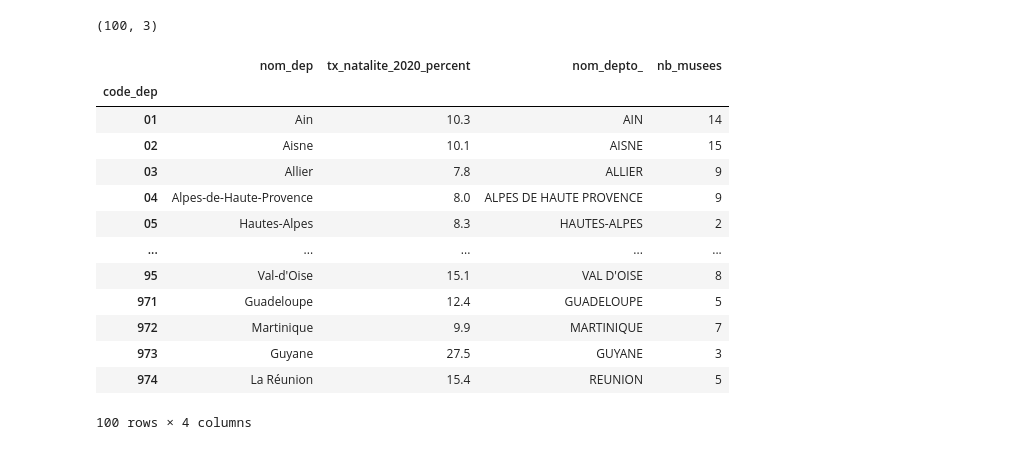
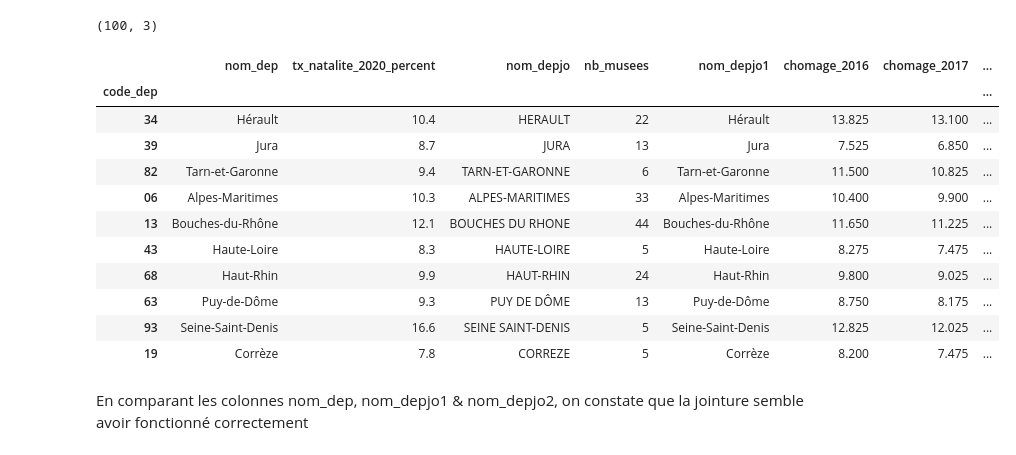
Before and after one commit to victor-kerros/tokenisation-immo, a Jupyter notebook: exploration_autres_data.ipynb, the cells around one changed output. Drawn from its saved outputs; the diff is of its cells as text; code cells hidden in the pictures.

```diff
--- a/exploration_autres_data.ipynb
+++ b/exploration_autres_data.ipynb
@@ -552,19 +552,23 @@ display(vacants_new.shape)
 100 rows × 3 columns
 (100, 3)
 # %%
-df_natalite.set_index("code_dep").join(df_musees.set_index("code_dep"), how = "inner", rsuffix = "to_")
+df_commun = (df_natalite.set_index("code_dep")
+            .join(df_musees.set_index("code_dep"), how = "inner", rsuffix = "jo")
+            .join(chomage_final.set_index("code_dep"), how = "inner", rsuffix = "jo1")
+            .join(vacants_new.set_index("code_dep"), how = "inner", rsuffix = "jo2"))
+df_commun.sample(n= 10)
 # %% [output]
-|  | nom_dep | tx_natalite_2020_percent | nom_depto_ | nb_musees |
-| code_dep |  |  |  |  |
-| 01 | Ain | 10.3 | AIN | 14 |
-| 02 | Aisne | 10.1 | AISNE | 15 |
-| 03 | Allier | 7.8 | ALLIER | 9 |
-| 04 | Alpes-de-Haute-Provence | 8.0 | ALPES DE HAUTE PROVENCE | 9 |
-| 05 | Hautes-Alpes | 8.3 | HAUTES-ALPES | 2 |
-| ... | ... | ... | ... | ... |
-| 95 | Val-d'Oise | 15.1 | VAL D'OISE | 8 |
-| 971 | Guadeloupe | 12.4 | GUADELOUPE | 5 |
-| 972 | Martinique | 9.9 | MARTINIQUE | 7 |
-| 973 | Guyane | 27.5 | GUYANE | 3 |
-| 974 | La Réunion | 15.4 | REUNION | 5 |
+|  | nom_dep | tx_natalite_2020_percent | nom_depjo | nb_musees | nom_depjo1 | chomage_2016 | chomage_2017 | ... |
+| code_dep |  |  |  |  |  |  |  | ... |
+| 34 | Hérault | 10.4 | HERAULT | 22 | Hérault | 13.825 | 13.100 | ... |
+| 39 | Jura | 8.7 | JURA | 13 | Jura | 7.525 | 6.850 | ... |
+| 82 | Tarn-et-Garonne | 9.4 | TARN-ET-GARONNE | 6 | Tarn-et-Garonne | 11.500 | 10.825 | ... |
+| 06 | Alpes-Maritimes | 10.3 | ALPES-MARITIMES | 33 | Alpes-Maritimes | 10.400 | 9.900 | ... |
+| 13 | Bouches-du-Rhône | 12.1 | BOUCHES DU RHONE | 44 | Bouches-du-Rhône | 11.650 | 11.225 | ... |
+| 43 | Haute-Loire | 8.3 | HAUTE-LOIRE | 5 | Haute-Loire | 8.275 | 7.475 | ... |
+| 68 | Haut-Rhin | 9.9 | HAUT-RHIN | 24 | Haut-Rhin | 9.800 | 9.025 | ... |
+| 63 | Puy-de-Dôme | 9.3 | PUY DE DÔME | 13 | Puy-de-Dôme | 8.750 | 8.175 | ... |
+| 93 | Seine-Saint-Denis | 16.6 | SEINE SAINT-DENIS | 5 | Seine-Saint-Denis | 12.825 | 12.025 | ... |
+| 19 | Corrèze | 7.8 | CORREZE | 5 | Corrèze | 8.200 | 7.475 | ... |
-100 rows × 4 columns
+# %% [markdown]
+En comparant les colonnes nom_dep, nom_depjo1 & nom_depjo2, on constate que la jointure semble avoir fonctionné correctement
```
Also changed, not shown: parts of 5 cells of this notebook, 1 other file.
